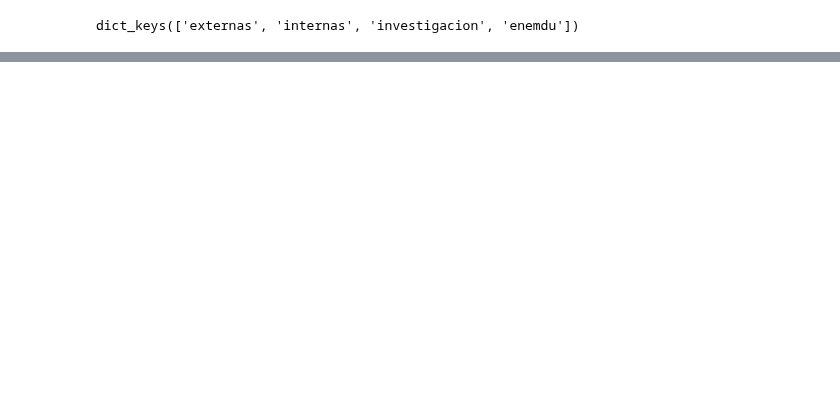
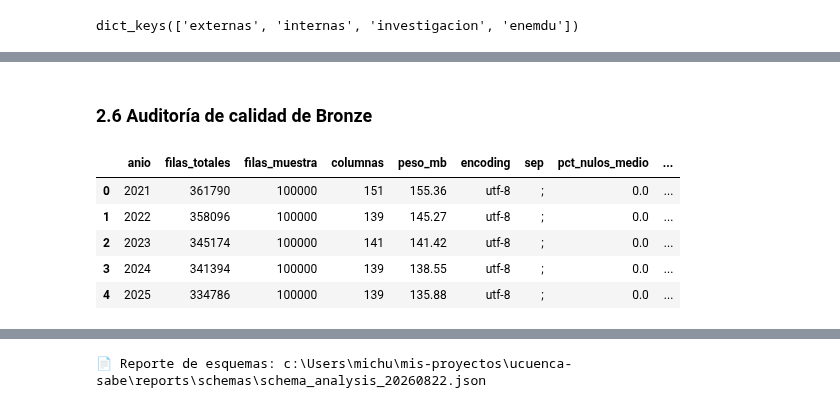
Before and after one commit to MichelleLuzA/ucuenca-sabe, a Jupyter notebook: notebooks/01_download_kaggle_enemdu.ipynb, the cells around one changed output, grey strips where cells are left out. Saved outputs shown, nothing was run; the diff lists cells and outputs as text; code cells hidden in the pictures; blank space fills up the shorter version.

```diff
--- a/notebooks/01_download_kaggle_enemdu.ipynb
+++ b/notebooks/01_download_kaggle_enemdu.ipynb
@@ -58,0 +283,15 @@ dict_keys(['externas', 'internas', 'investigacion', 'enemdu'])
+# %% [markdown]
+### 2.6 Auditoría de calidad de Bronze
+# %%
+auditoria = analyzer.audit(sample_rows=100_000)
+display(auditoria)
+
+ruta_reporte = analyzer.save_report()
+print(f"📄 Reporte de esquemas: {ruta_reporte}")
+# %% [output]
+|  | anio | filas_totales | filas_muestra | columnas | peso_mb | encoding | sep | pct_nulos_medio | ... |
+| 0 | 2021 | 361790 | 100000 | 151 | 155.36 | utf-8 | ; | 0.0 | ... |
+| 1 | 2022 | 358096 | 100000 | 139 | 145.27 | utf-8 | ; | 0.0 | ... |
+| 2 | 2023 | 345174 | 100000 | 141 | 141.42 | utf-8 | ; | 0.0 | ... |
+| 3 | 2024 | 341394 | 100000 | 139 | 138.55 | utf-8 | ; | 0.0 | ... |
+| 4 | 2025 | 334786 | 100000 | 139 | 135.88 | utf-8 | ; | 0.0 | ... |
@@ -58,0 +299 @@ dict_keys(['externas', 'internas', 'investigacion', 'enemdu'])
+📄 Reporte de esquemas: c:\Users\michu\mis-proyectos\ucuenca-sabe\reports\schemas\schema_analysis_20260822.json
```
Also changed, not shown: parts of 50 cells of this notebook, 22 other files.
